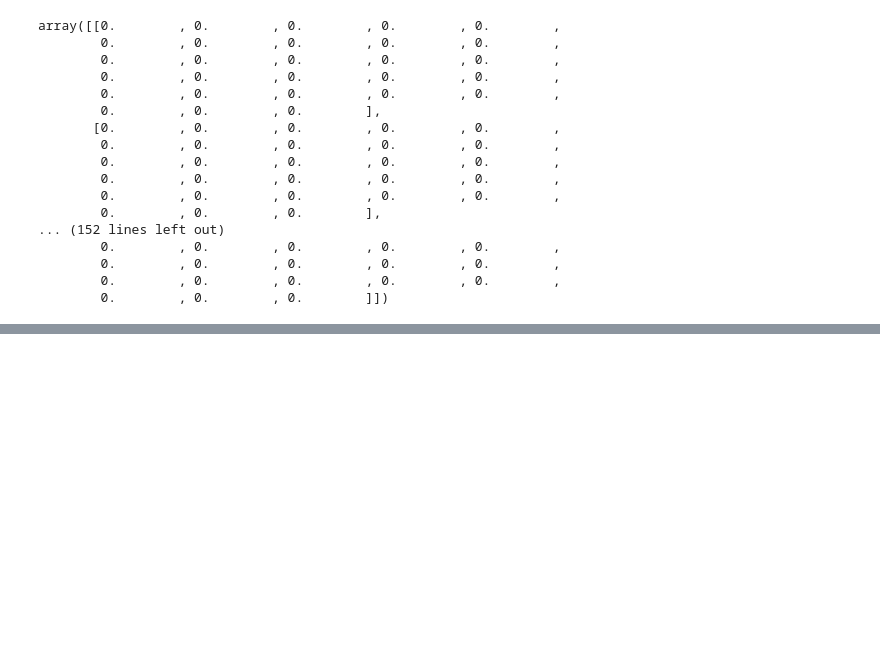
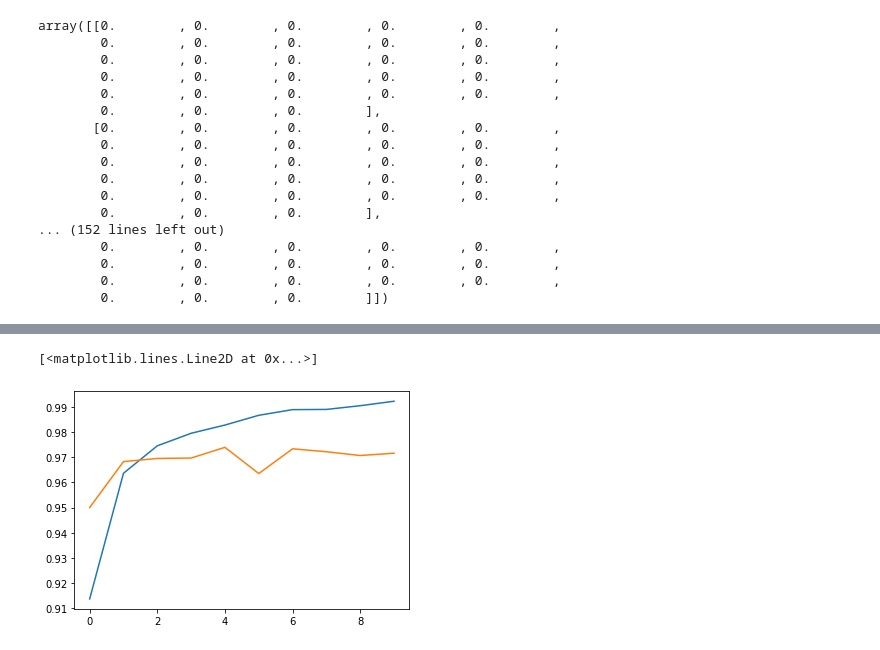
Before and after one commit to Shantonu-Acharjee/HandWritten-Digit-Classification-ANN, a Jupyter notebook: Main.ipynb, the cells around one changed output, grey strips where cells are left out. Cells and saved outputs as stored; diff of their text form; code cells hidden in the pictures; blank space fills up the shorter version.

```diff
--- a/Main.ipynb
+++ b/Main.ipynb
@@ -155,0 +259,6 @@ model.summary()
+# %%
+plt.plot(history.history['accuracy'])
+plt.plot(history.history['val_accuracy'])
+# %% [output]
+[<matplotlib.lines.Line2D at 0x...>]
+[figure, added]
```
Also changed, not shown: parts of 19 cells of this notebook.
